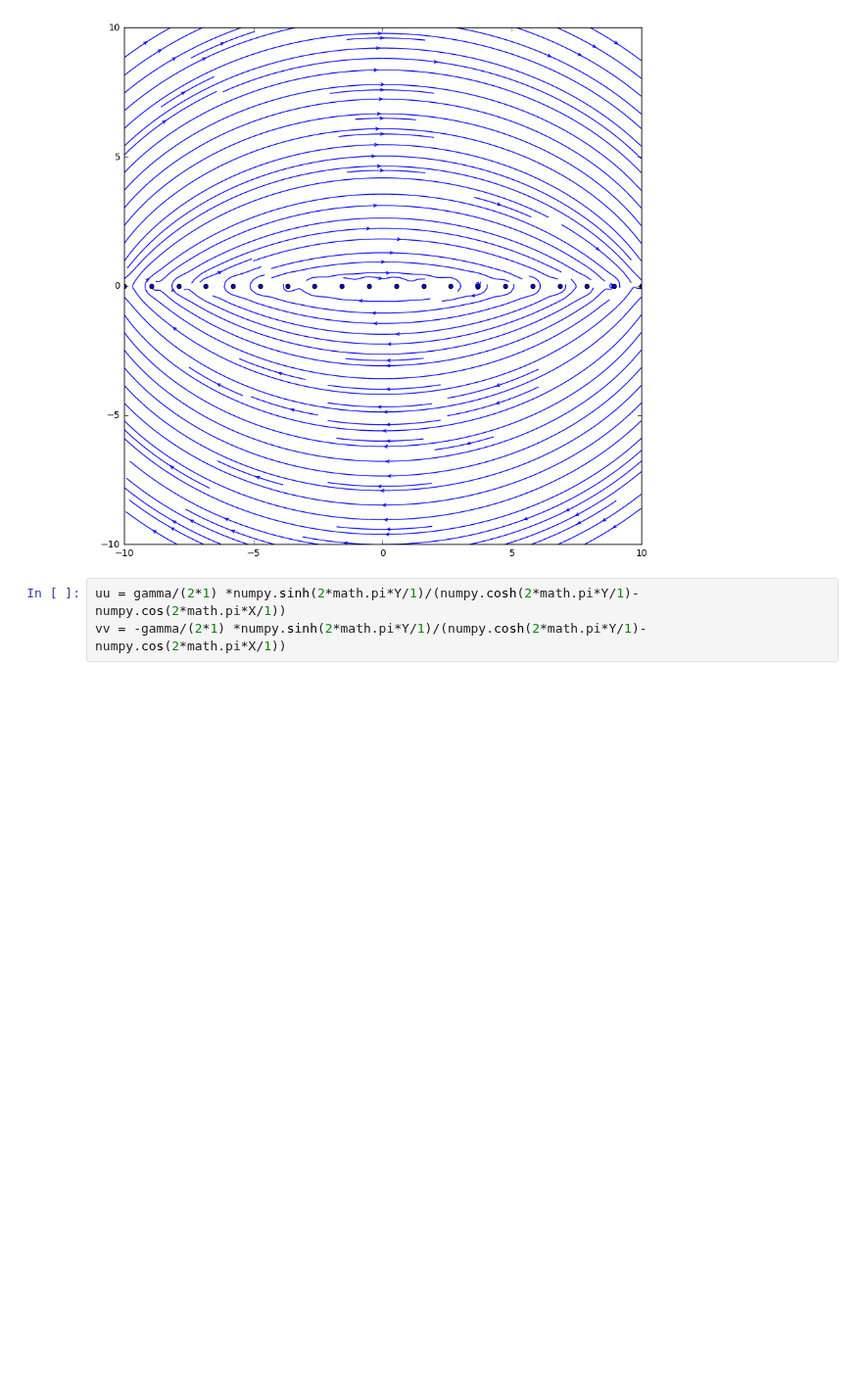
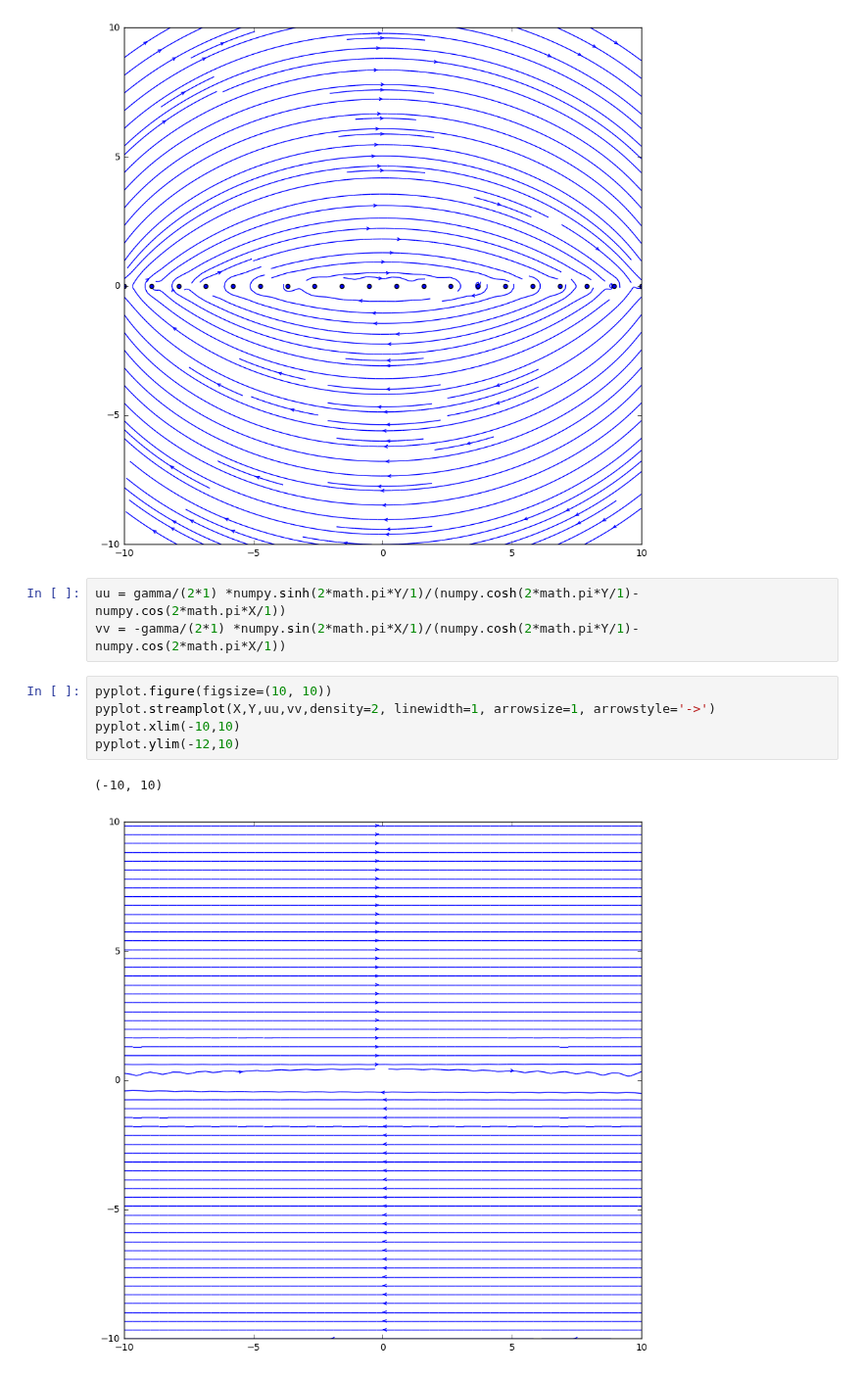
Before and after one commit to iamisrapel/MAE6226, a Jupyter notebook: 05_assignment.ipynb, the cells around one changed output. Shown at 98% size. Saved outputs shown, nothing was run; the diff lists cells and outputs as text; blank space fills up the shorter version.

```diff
--- a/05_assignment.ipynb
+++ b/05_assignment.ipynb
@@ -38,4 +38,12 @@ pyplot.scatter(x_vortex, y_vortex)
 [figure]
 # %%
 uu = gamma/(2*1) *numpy.sinh(2*math.pi*Y/1)/(numpy.cosh(2*math.pi*Y/1)-numpy.cos(2*math.pi*X/1))
-vv = -gamma/(2*1) *numpy.sinh(2*math.pi*Y/1)/(numpy.cosh(2*math.pi*Y/1)-numpy.cos(2*math.pi*X/1))
+vv = -gamma/(2*1) *numpy.sin(2*math.pi*X/1)/(numpy.cosh(2*math.pi*Y/1)-numpy.cos(2*math.pi*X/1))
+# %%
+pyplot.figure(figsize=(10, 10))
+pyplot.streamplot(X,Y,uu,vv,density=2, linewidth=1, arrowsize=1, arrowstyle='->')
+pyplot.xlim(-10,10)
+pyplot.ylim(-12,10)
+# %% [output]
+(-10, 10)
+[figure, added]
```
